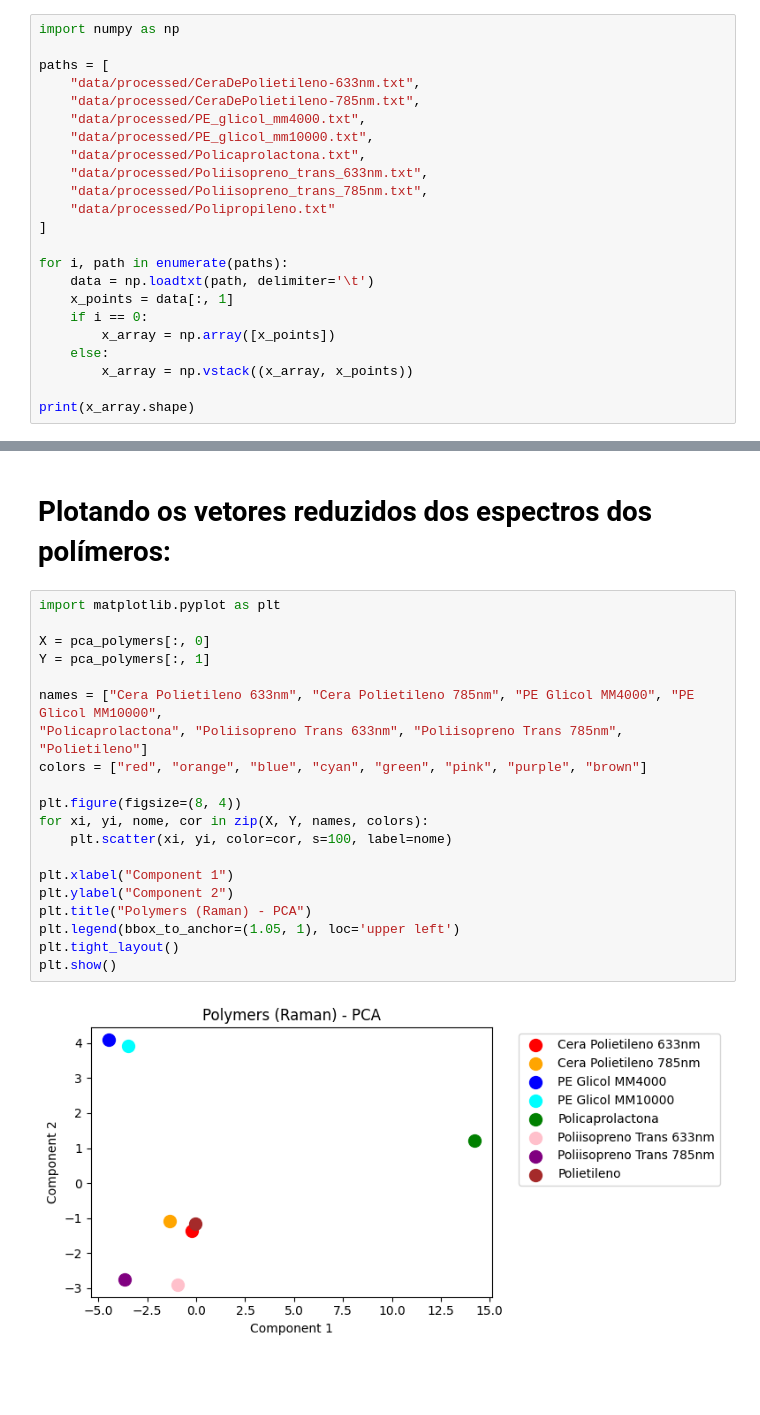
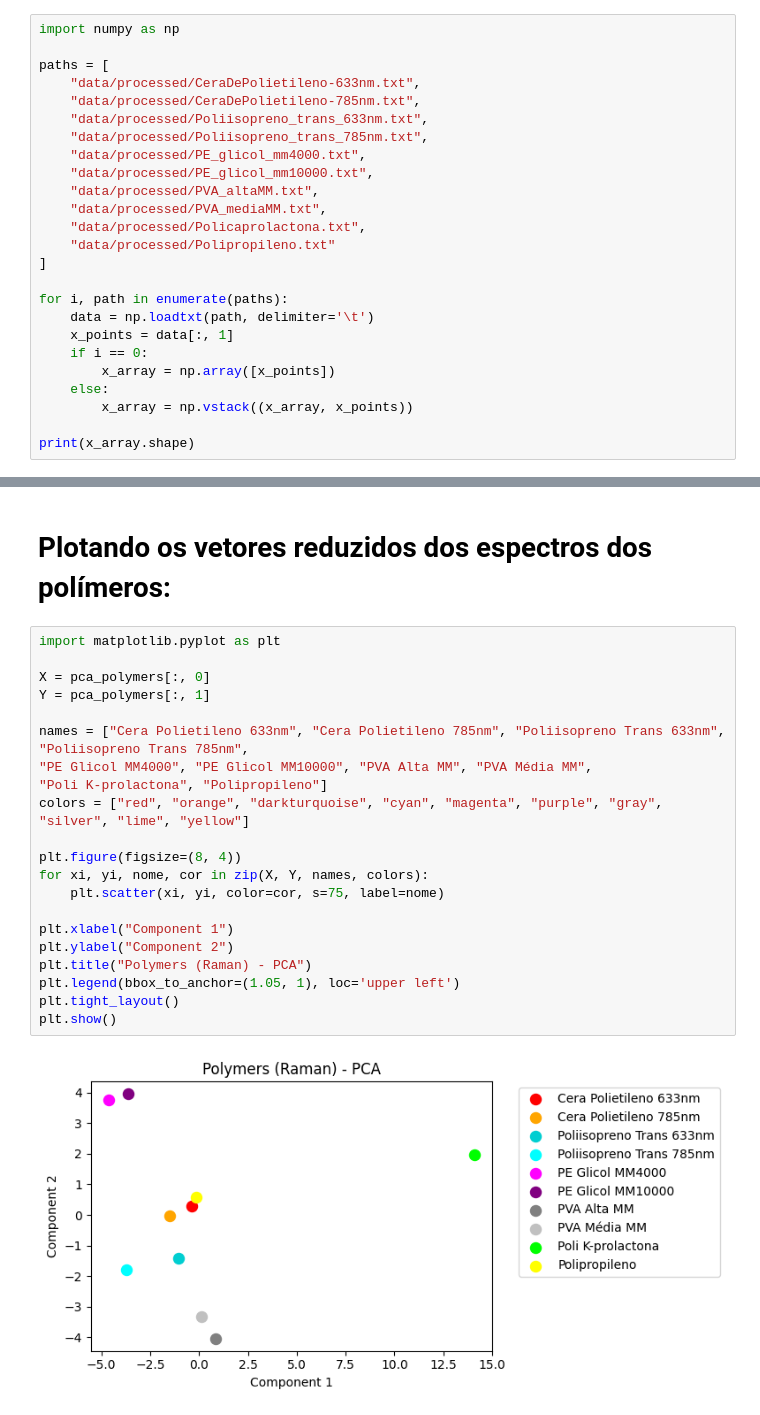
Before and after one commit to mthperera/raman_spectroscopy, a Jupyter notebook: spectral_data_pca.ipynb, the cells around one changed output, grey strips where cells are left out. Saved outputs shown, nothing was run; the diff lists cells and outputs as text; blank space fills up the shorter version.

```diff
--- a/spectral_data_pca.ipynb
+++ b/spectral_data_pca.ipynb
@@ -6,11 +6,13 @@ import numpy as np
 paths = [
     "data/processed/CeraDePolietileno-633nm.txt",
     "data/processed/CeraDePolietileno-785nm.txt",
+    "data/processed/Poliisopreno_trans_633nm.txt",
+    "data/processed/Poliisopreno_trans_785nm.txt",
     "data/processed/PE_glicol_mm4000.txt",
     "data/processed/PE_glicol_mm10000.txt",
+    "data/processed/PVA_altaMM.txt",
+    "data/processed/PVA_mediaMM.txt",
     "data/processed/Policaprolactona.txt",
-    "data/processed/Poliisopreno_trans_633nm.txt",
-    "data/processed/Poliisopreno_trans_785nm.txt",
     "data/processed/Polipropileno.txt"
 ]
 
@@ -48,22 +52,23 @@ print(pca_polymers)
 # %%
 import matplotlib.pyplot as plt
 
 X = pca_polymers[:, 0]
 Y = pca_polymers[:, 1]
 
-names = ["Cera Polietileno 633nm", "Cera Polietileno 785nm", "PE Glicol MM4000", "PE Glicol MM10000",
-"Policaprolactona", "Poliisopreno Trans 633nm", "Poliisopreno Trans 785nm", "Polietileno"]
-colors = ["red", "orange", "blue", "cyan", "green", "pink", "purple", "brown"]
+names = ["Cera Polietileno 633nm", "Cera Polietileno 785nm", "Poliisopreno Trans 633nm", "Poliisopreno Trans 785nm",
+"PE Glicol MM4000", "PE Glicol MM10000", "PVA Alta MM", "PVA Média MM",
+"Poli K-prolactona", "Polipropileno"]
+colors = ["red", "orange", "darkturquoise", "cyan", "magenta", "purple", "gray", "silver", "lime", "yellow"]
 
 plt.figure(figsize=(8, 4))
 for xi, yi, nome, cor in zip(X, Y, names, colors):
-    plt.scatter(xi, yi, color=cor, s=100, label=nome)
+    plt.scatter(xi, yi, color=cor, s=75, label=nome)
 
 plt.xlabel("Component 1")
 plt.ylabel("Component 2")
 plt.title("Polymers (Raman) - PCA")
 plt.legend(bbox_to_anchor=(1.05, 1), loc='upper left')
 plt.tight_layout()
 plt.show()
 # %% [output]
-[figure, old version]
+[figure, new version]
```
Also changed, not shown: parts of 2 cells of this notebook, 6 other files.
